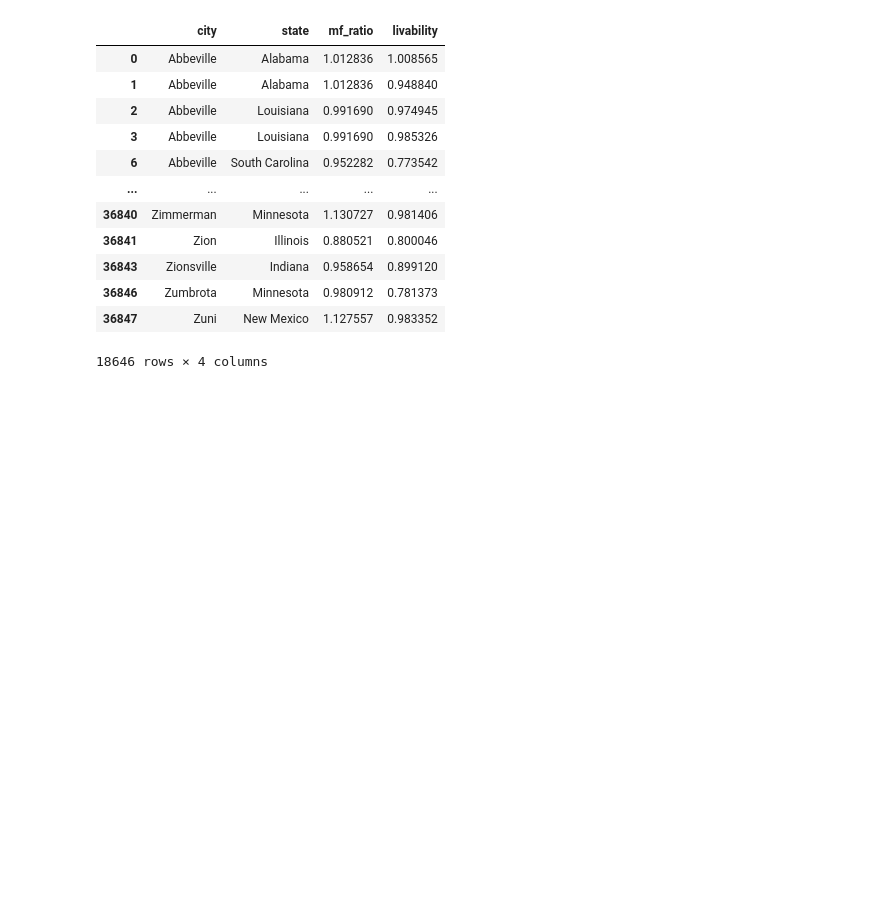
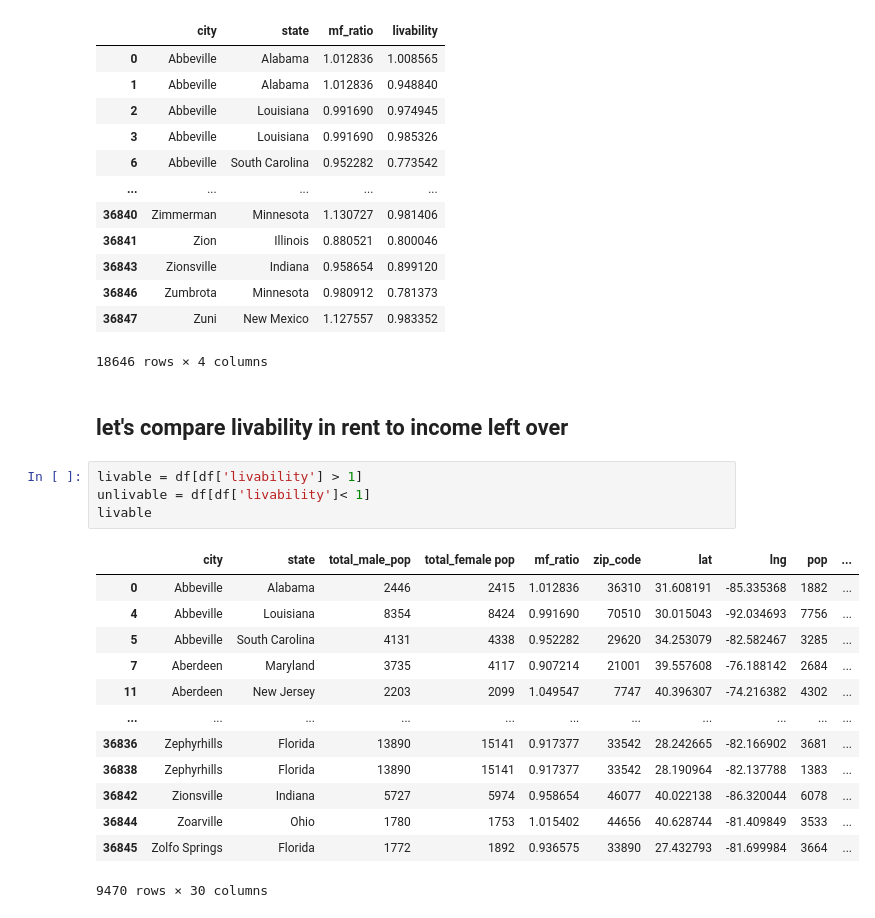
Before and after one commit to Tony363/Dataquest-modules, a Jupyter notebook: mortgage/Project_Final_draft.ipynb, the cells around one changed output. Saved outputs shown, nothing was run; the diff lists cells and outputs as text; blank space fills up the shorter version.

```diff
--- a/mortgage/Project_Final_draft.ipynb
+++ b/mortgage/Project_Final_draft.ipynb
@@ -350,3 +325,23 @@ non_misogyny
 | 36846 | Zumbrota | Minnesota | 0.980912 | 0.781373 |
 | 36847 | Zuni | New Mexico | 1.127557 | 0.983352 |
 18646 rows × 4 columns
+# %% [markdown]
+## let's compare livability in rent to income left over
+# %%
+livable = df[df['livability'] > 1]
+unlivable = df[df['livability']< 1]
+livable
+# %% [output]
+|  | city | state | total_male_pop | total_female pop | mf_ratio | zip_code | lat | lng | pop | ... |
+| 0 | Abbeville | Alabama | 2446 | 2415 | 1.012836 | 36310 | 31.608191 | -85.335368 | 1882 | ... |
+| 4 | Abbeville | Louisiana | 8354 | 8424 | 0.991690 | 70510 | 30.015043 | -92.034693 | 7756 | ... |
+| 5 | Abbeville | South Carolina | 4131 | 4338 | 0.952282 | 29620 | 34.253079 | -82.582467 | 3285 | ... |
+| 7 | Aberdeen | Maryland | 3735 | 4117 | 0.907214 | 21001 | 39.557608 | -76.188142 | 2684 | ... |
+| 11 | Aberdeen | New Jersey | 2203 | 2099 | 1.049547 | 7747 | 40.396307 | -74.216382 | 4302 | ... |
+| ... | ... | ... | ... | ... | ... | ... | ... | ... | ... | ... |
+| 36836 | Zephyrhills | Florida | 13890 | 15141 | 0.917377 | 33542 | 28.242665 | -82.166902 | 3681 | ... |
+| 36838 | Zephyrhills | Florida | 13890 | 15141 | 0.917377 | 33542 | 28.190964 | -82.137788 | 1383 | ... |
+| 36842 | Zionsville | Indiana | 5727 | 5974 | 0.958654 | 46077 | 40.022138 | -86.320044 | 6078 | ... |
+| 36844 | Zoarville | Ohio | 1780 | 1753 | 1.015402 | 44656 | 40.628744 | -81.409849 | 3533 | ... |
+| 36845 | Zolfo Springs | Florida | 1772 | 1892 | 0.936575 | 33890 | 27.432793 | -81.699984 | 3664 | ... |
+9470 rows × 30 columns
```
Also changed, not shown: parts of 8 cells of this notebook.
